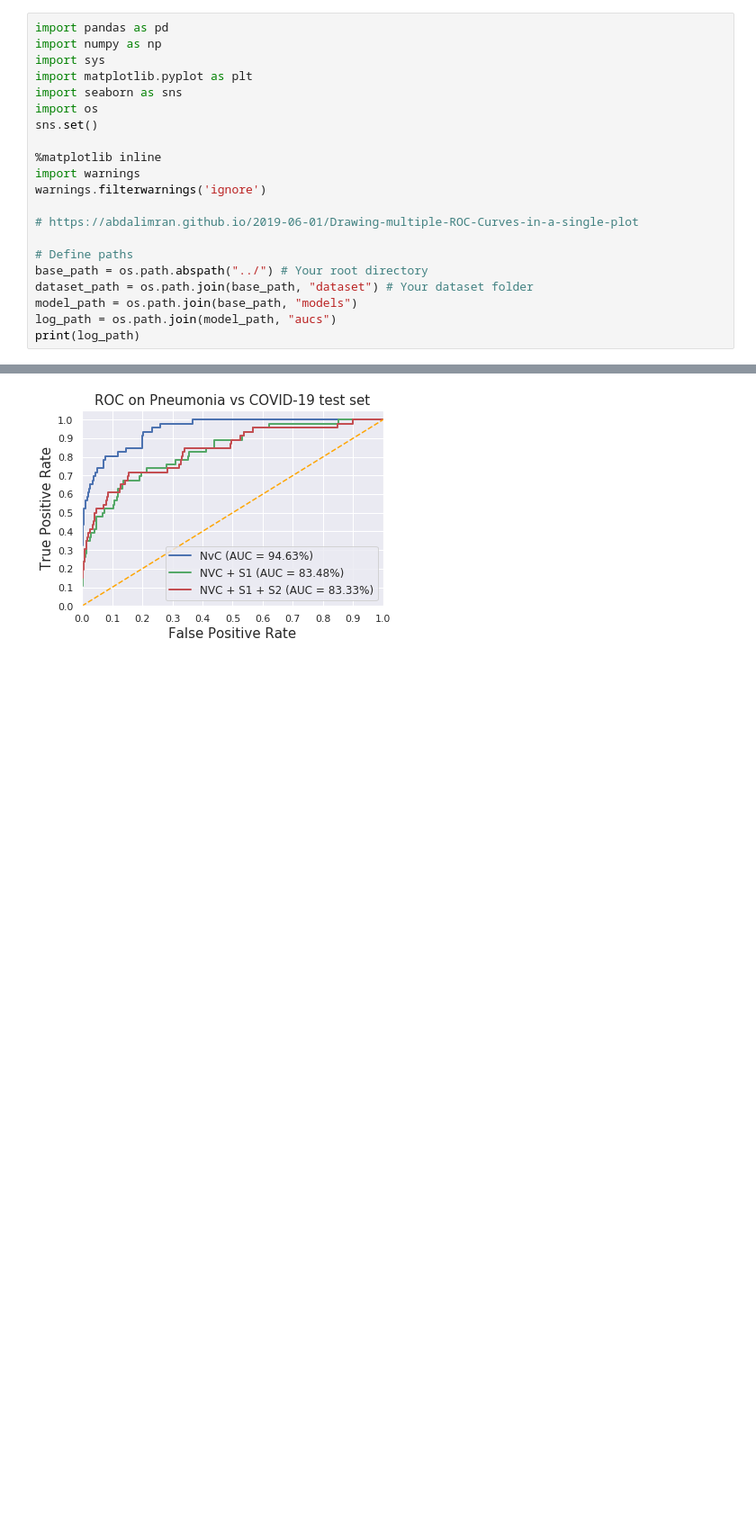
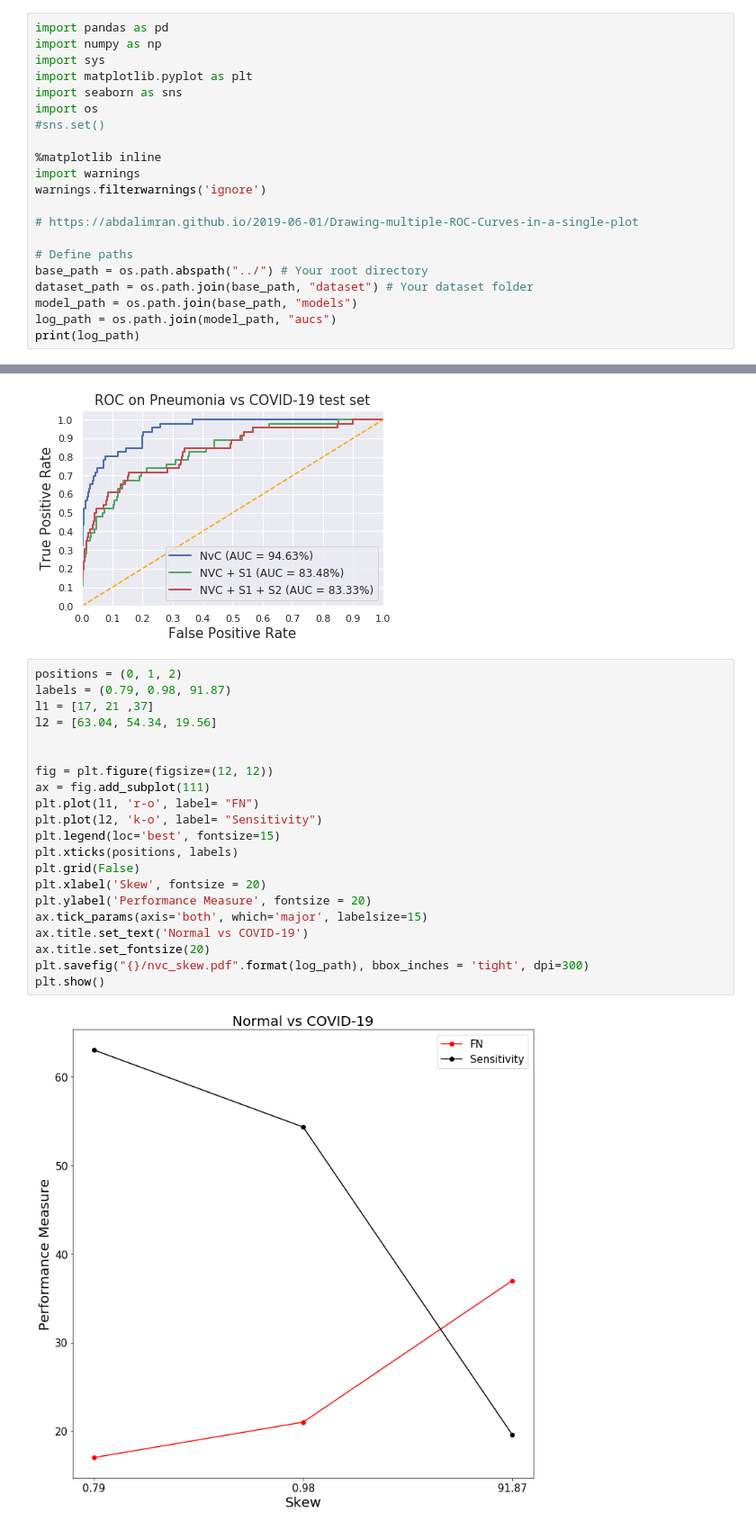
Before and after one commit to hasibzunair/synthetic-covid-cxr-gen, a Jupyter notebook: notebooks/graphs.ipynb, the cells around one changed output, grey strips where cells are left out. Shown at 90% size. Cells and saved outputs as stored; diff of their text form; blank space fills up the shorter version.

Commit message:
more graphs

```diff
--- a/notebooks/graphs.ipynb
+++ b/notebooks/graphs.ipynb
@@ -5,7 +5,7 @@ import sys
 import matplotlib.pyplot as plt
 import seaborn as sns
 import os
-sns.set()
+#sns.set()
 
 %matplotlib inline
 import warnings
@@ -101,3 +101,26 @@ plt.savefig("{}/auc_pvc.pdf".format(log_path), dpi=300)
 plt.show()
 # %% [output]
 [figure]
+# %%
+positions = (0, 1, 2)
+labels = (0.79, 0.98, 91.87)
+l1 = [17, 21 ,37]
+l2 = [63.04, 54.34, 19.56]
+
+
+fig = plt.figure(figsize=(12, 12))
+ax = fig.add_subplot(111)
+plt.plot(l1, 'r-o', label= "FN")
+plt.plot(l2, 'k-o', label= "Sensitivity")
+plt.legend(loc='best', fontsize=15)
+plt.xticks(positions, labels)
+plt.grid(False)
+plt.xlabel('Skew', fontsize = 20)
+plt.ylabel('Performance Measure', fontsize = 20)
+ax.tick_params(axis='both', which='major', labelsize=15)
+ax.title.set_text('Normal vs COVID-19')
+ax.title.set_fontsize(20)
+plt.savefig("{}/nvc_skew.pdf".format(log_path), bbox_inches = 'tight', dpi=300)
+plt.show()
+# %% [output]
+[figure, added]
```
Also changed, not shown: parts of 2 cells of this notebook.
